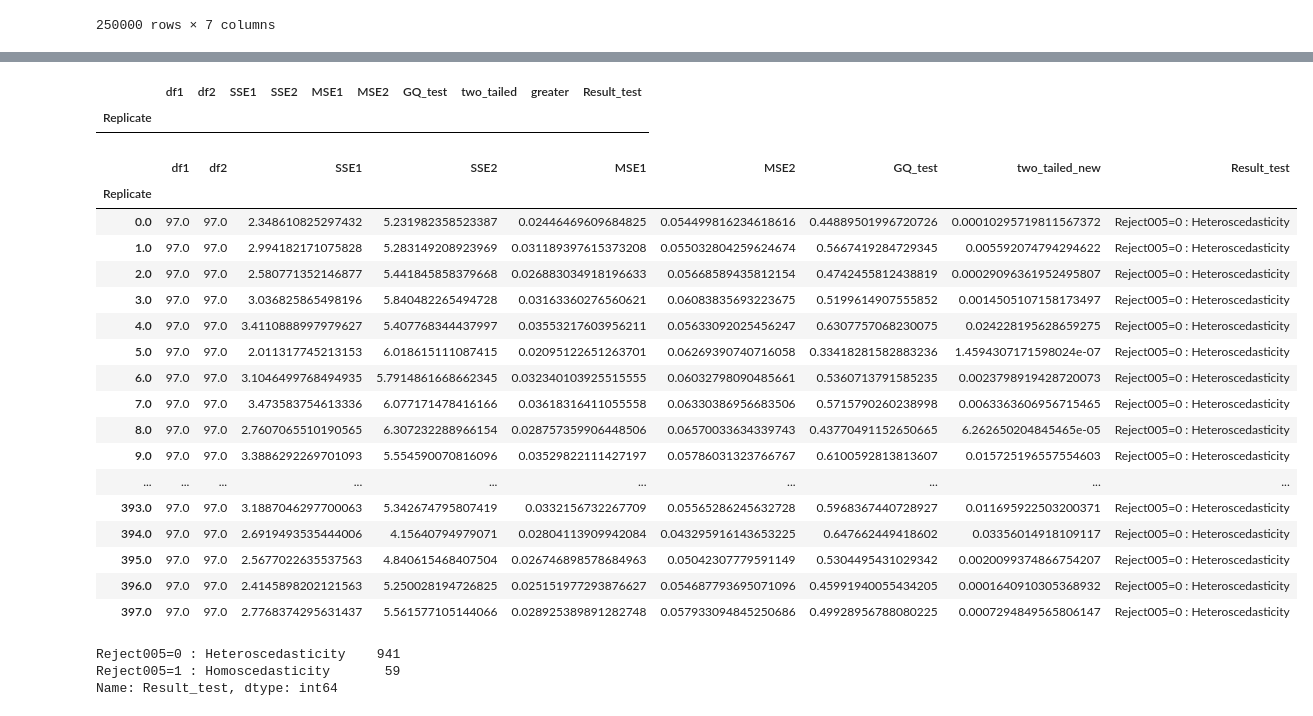
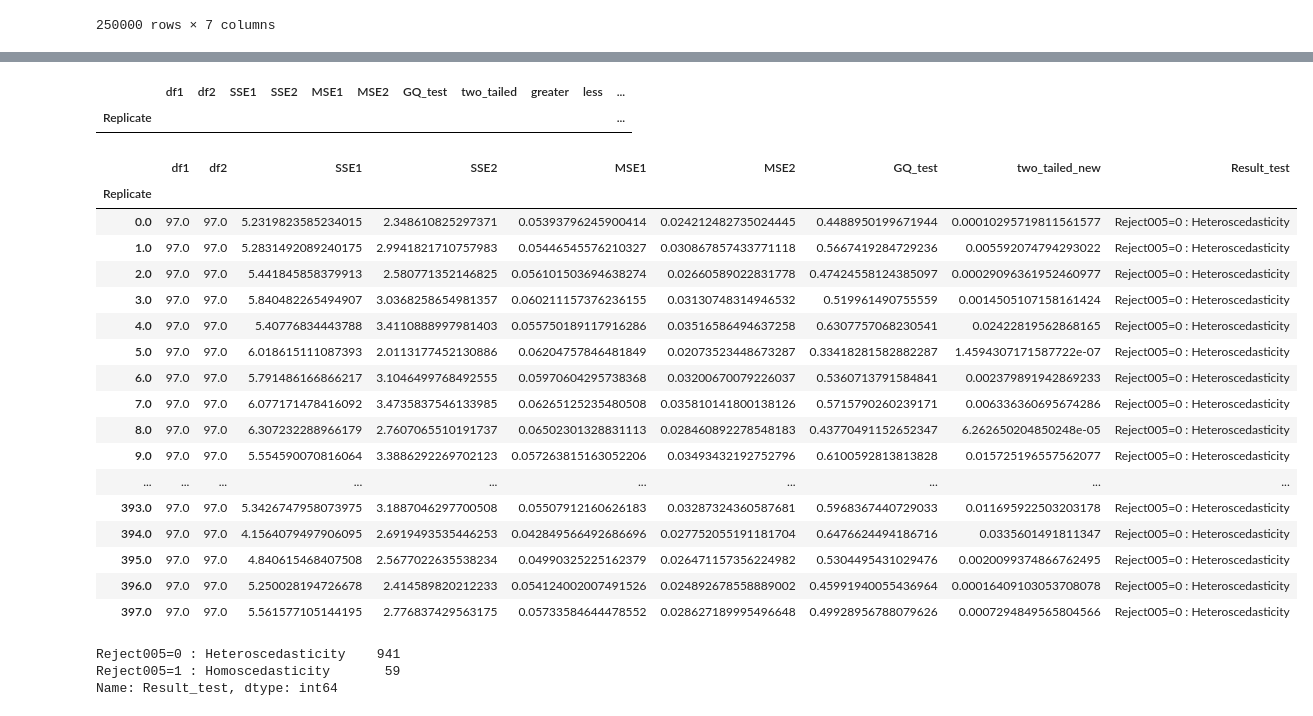
Before and after one commit to iam-fern/Generate_multiplication, a Jupyter notebook: GQtest_data_multi_delta_(_0_8)_n250_05.ipynb, the cells around one changed output, grey strips where cells are left out. Drawn from its saved outputs; the diff is of its cells as text; code cells hidden in the pictures.

```diff
--- a/GQtest_data_multi_delta_(_0_8)_n250_05.ipynb
+++ b/GQtest_data_multi_delta_(_0_8)_n250_05.ipynb
@@ -142,7 +176,6 @@ def get_result(run_replicate, percent_data):
     new_table_sort = new_table.sort_values('x2')
     new_table_sort.reset_index(inplace=True)
     new_table_sort.drop(['index'], axis=1, inplace=True)
-
 
     # แบ่งข้อมูลกลุ่มที่ 1
     table1 = new_table_sort.iloc[:int(percent_data*new_table_sort.shape[0]) , :]
@@ -156,8 +189,7 @@ def get_result(run_replicate, percent_data):
     # หาค่า df กลุ่ม 1
     DF1 = model1.df_resid + 1
     SSE1 = model1.ssr
-    MSE1 = model1.mse_resid
-
+    MSE1 = SSE1/DF1
 
     # แบ่งข้อมูลกลุ่มที่ 2
     table2 = new_table_sort.iloc[int((1-percent_data)*new_table_sort.shape[0]): , :]
@@ -171,23 +203,21 @@ def get_result(run_replicate, percent_data):
     # หาค่า df กลุ่ม 2
     DF2 = model2.df_resid + 1
     SSE2 = model2.ssr
-    MSE2 = model2.mse_resid
+    MSE2 = SSE2/DF2
 
     # ค่าสถิติทดสอบ
     GQ_test = (SSE2/DF2) / (SSE1/DF1)
-
 
     df2 = DF2
     df1 = DF1
 
     # คำนวณค่า p-value
-    # sf(x, dfn, dfd, loc=0, scale=1) : Survival function (also defined as 1 - cdf, but sf is sometimes more accurate)
+    # pdf(x, dfn, dfd, loc=0, scale=1) : Probability density function
     two_tailed = 2.0*(1.0-(ss.f.cdf(GQ_test, df2, df1)))
+    p_greater = ss.f.cdf(GQ_test, df2, df1)
+    p_less = 1.0-ss.f.cdf(GQ_test, df2, df1)
 
-    # pdf(x, dfn, dfd, loc=0, scale=1) : Probability density function
-    p_greater = ss.f.cdf(GQ_test, df2, df1)
-
-    return df2, df1, SSE2, SSE1, MSE2, MSE1, GQ_test, two_tailed, p_greater
+    return df1, df2, SSE1, SSE2, MSE1, MSE2, GQ_test, two_tailed, p_greater, p_less
 
 # สร้าง list ของ replicates
 list_replicate=list({i[0] for i in table.index})
@@ -203,13 +233,14 @@ list_MSE2=[]
 list_GQ_test=[]
 list_two_tailed=[]
 list_p_greater=[]
+list_p_less=[]
 
 # กำหนด % การแบ่งข้อมูล
 percent_data=0.4
 
 # ใช้ for loop สำหรับการ run ทุก replicates
 for run_replicate in list_replicate:
-    df1, df2, SSE1, SSE2, MSE1, MSE2, GQ_test, two_tailed, p_greater=get_result(run_replicate, percent_data)
+    df1, df2, SSE1, SSE2, MSE1, MSE2, GQ_test, two_tailed, p_greater, p_less=get_result(run_replicate, percent_data)
     list_df1.append(df1)
     list_SSE1.append(SSE1)
     list_df2.append(df2)
@@ -219,6 +250,7 @@ for run_replicate in list_replicate:
     list_GQ_test.append(GQ_test)
     list_two_tailed.append(two_tailed)
     list_p_greater.append(p_greater)
+    list_p_less.append(p_less)
 # %%
 # สร้างตารางผลลัพธ์
 alpha = 0.05
@@ -227,53 +259,55 @@ pd.set_option('display.max_columns', 1000)
 pd.set_option('display.width', 1000)
 result=pd.DataFrame({"Replicate":list_replicate, "df1":list_df1, "df2":list_df2, "SSE1":list_SSE1,
                      "SSE2":list_SSE2, "MSE1":list_MSE1, "MSE2":list_MSE2,
-                     "GQ_test":list_GQ_test, "two_tailed":list_two_tailed, "greater":list_p_greater})
+                     "GQ_test":list_GQ_test, "two_tailed":list_two_tailed, "greater":list_p_greater, "less":list_p_less})
 result.set_index(['Replicate'], inplace=True)
-result=result[(result["two_tailed"]<=1) & (result["greater"]<=1)]
+result=result[(result["two_tailed"]<=1) & (result["greater"]<=1) & (result["less"]<=1)]
 result["Result_test"]=result["two_tailed"].apply(lambda p_value: 'Reject005=0 : Heteroscedasticity'
-                                                                  if p_value < alpha else 'Reject005=1 : Homoscedasticity')
+                                                 if p_value < alpha else 'Reject005=1 : Homoscedasticity')
 #two_tailed_new_show=two_tailed_new.drop(columns="greater")
 
 result.astype(str)
 # %% [output]
-|  | df1 | df2 | SSE1 | SSE2 | MSE1 | MSE2 | GQ_test | two_tailed | greater | Result_test |
-| Replicate |  |  |  |  |  |  |  |  |  |  |
+|  | df1 | df2 | SSE1 | SSE2 | MSE1 | MSE2 | GQ_test | two_tailed | greater | less | ... |
+| Replicate |  |  |  |  |  |  |  |  |  |  | ... |
 # %%
 # สร้างตารางผลลัพธ์
 alpha = 0.05
 pd.set_option('display.max_rows', 1000)
 pd.set_option('display.max_columns', 1000)
 pd.set_option('display.width', 1000)
 result=pd.DataFrame({"Replicate":list_replicate, "df1":list_df1, "df2":list_df2, "SSE1":list_SSE1,
                      "SSE2":list_SSE2, "MSE1":list_MSE1, "MSE2":list_MSE2,
-                     "GQ_test":list_GQ_test, "two_tailed":list_two_tailed, "greater":list_p_greater})
+                     "GQ_test":list_GQ_test, "two_tailed":list_two_tailed, "greater":list_p_greater, "less":list_p_less})
 result.set_index(['Replicate'], inplace=True)
 
-result['two_tailed_new']=result[["two_tailed","greater"]].apply(lambda value: value[0] if value[0]<0.5 else 2*value[1], axis=1)
+result['two_tailed_new']=result[["two_tailed","greater","less"]].apply(lambda value: value[0] if value[0]<0.5 else (2*value[1] if value[1]<0.5 else 2*value[2]) , axis=1)
 result["Result_test"]=result["two_tailed_new"].apply(lambda p_value: 'Reject005=0 : Heteroscedasticity'
                                                                   if p_value < alpha else 'Reject005=1 : Homoscedasticity')
 #two_tailed_new_show=two_tailed_new.drop(columns="greater")
-result_show=result.drop(columns=["two_tailed", "greater"])
+result_show=result.drop(columns=["two_tailed", "greater", "less"])
 result_show.astype(str)
+
+#result.astype(str)
 # %% [output]
 |  | df1 | df2 | SSE1 | SSE2 | MSE1 | MSE2 | GQ_test | two_tailed_new | Result_test |
 | Replicate |  |  |  |  |  |  |  |  |  |
-| 0.0 | 97.0 | 97.0 | 2.348610825297432 | 5.231982358523387 | 0.02446469609684825 | 0.054499816234618616 | 0.44889501996720726 | 0.00010295719811567372 | Reject005=0 : Heteroscedasticity |
-| 1.0 | 97.0 | 97.0 | 2.994182171075828 | 5.283149208923969 | 0.031189397615373208 | 0.055032804259624674 | 0.5667419284729345 | 0.005592074794294622 | Reject005=0 : Heteroscedasticity |
-| 2.0 | 97.0 | 97.0 | 2.580771352146877 | 5.441845858379668 | 0.026883034918196633 | 0.05668589435812154 | 0.4742455812438819 | 0.00029096361952495807 | Reject005=0 : Heteroscedasticity |
-| 3.0 | 97.0 | 97.0 | 3.036825865498196 | 5.840482265494728 | 0.03163360276560621 | 0.06083835693223675 | 0.5199614907555852 | 0.0014505107158173497 | Reject005=0 : Heteroscedasticity |
-| 4.0 | 97.0 | 97.0 | 3.4110888997979627 | 5.407768344437997 | 0.03553217603956211 | 0.05633092025456247 | 0.6307757068230075 | 0.024228195628659275 | Reject005=0 : Heteroscedasticity |
-| 5.0 | 97.0 | 97.0 | 2.011317745213153 | 6.018615111087415 | 0.02095122651263701 | 0.06269390740716058 | 0.33418281582883236 | 1.4594307171598024e-07 | Reject005=0 : Heteroscedasticity |
-| 6.0 | 97.0 | 97.0 | 3.1046499768494935 | 5.7914861668662345 | 0.032340103925515555 | 0.06032798090485661 | 0.5360713791585235 | 0.0023798919428720073 | Reject005=0 : Heteroscedasticity |
-| 7.0 | 97.0 | 97.0 | 3.473583754613336 | 6.077171478416166 | 0.03618316411055558 | 0.06330386956683506 | 0.5715790260238998 | 0.0063363606956715465 | Reject005=0 : Heteroscedasticity |
-| 8.0 | 97.0 | 97.0 | 2.7607065510190565 | 6.307232288966154 | 0.028757359906448506 | 0.06570033634339743 | 0.43770491152650665 | 6.262650204845465e-05 | Reject005=0 : Heteroscedasticity |
-| 9.0 | 97.0 | 97.0 | 3.3886292269701093 | 5.554590070816096 | 0.03529822111427197 | 0.05786031323766767 | 0.6100592813813607 | 0.015725196557554603 | Reject005=0 : Heteroscedasticity |
+| 0.0 | 97.0 | 97.0 | 5.2319823585234015 | 2.348610825297371 | 0.05393796245900414 | 0.024212482735024445 | 0.4488950199671944 | 0.00010295719811561577 | Reject005=0 : Heteroscedasticity |
+| 1.0 | 97.0 | 97.0 | 5.2831492089240175 | 2.9941821710757983 | 0.05446545576210327 | 0.030867857433771118 | 0.5667419284729236 | 0.005592074794293022 | Reject005=0 : Heteroscedasticity |
+| 2.0 | 97.0 | 97.0 | 5.441845858379913 | 2.580771352146825 | 0.056101503694638274 | 0.02660589022831778 | 0.47424558124385097 | 0.00029096361952460977 | Reject005=0 : Heteroscedasticity |
+| 3.0 | 97.0 | 97.0 | 5.840482265494907 | 3.0368258654981357 | 0.060211157376236155 | 0.03130748314946532 | 0.519961490755559 | 0.0014505107158161424 | Reject005=0 : Heteroscedasticity |
+| 4.0 | 97.0 | 97.0 | 5.40776834443788 | 3.4110888997981403 | 0.055750189117916286 | 0.03516586494637258 | 0.6307757068230541 | 0.02422819562868165 | Reject005=0 : Heteroscedasticity |
+| 5.0 | 97.0 | 97.0 | 6.018615111087393 | 2.0113177452130886 | 0.06204757846481849 | 0.02073523448673287 | 0.33418281582882287 | 1.4594307171587722e-07 | Reject005=0 : Heteroscedasticity |
+| 6.0 | 97.0 | 97.0 | 5.791486166866217 | 3.1046499768492555 | 0.05970604295738368 | 0.03200670079226037 | 0.5360713791584841 | 0.002379891942869233 | Reject005=0 : Heteroscedasticity |
+| 7.0 | 97.0 | 97.0 | 6.077171478416092 | 3.4735837546133985 | 0.06265125235480508 | 0.035810141800138126 | 0.5715790260239171 | 0.006336360695674286 | Reject005=0 : Heteroscedasticity |
+| 8.0 | 97.0 | 97.0 | 6.307232288966179 | 2.7607065510191737 | 0.06502301328831113 | 0.028460892278548183 | 0.43770491152652347 | 6.262650204850248e-05 | Reject005=0 : Heteroscedasticity |
+| 9.0 | 97.0 | 97.0 | 5.554590070816064 | 3.3886292269702123 | 0.057263815163052206 | 0.03493432192752796 | 0.6100592813813828 | 0.015725196557562077 | Reject005=0 : Heteroscedasticity |
 | ... | ... | ... | ... | ... | ... | ... | ... | ... | ... |
-| 393.0 | 97.0 | 97.0 | 3.1887046297700063 | 5.342674795807419 | 0.0332156732267709 | 0.05565286245632728 | 0.5968367440728927 | 0.011695922503200371 | Reject005=0 : Heteroscedasticity |
-| 394.0 | 97.0 | 97.0 | 2.6919493535444006 | 4.15640794979071 | 0.02804113909942084 | 0.043295916143653225 | 0.647662449418602 | 0.03356014918109117 | Reject005=0 : Heteroscedasticity |
-| 395.0 | 97.0 | 97.0 | 2.5677022635537563 | 4.840615468407504 | 0.026746898578684963 | 0.05042307779591149 | 0.5304495431029342 | 0.0020099374866754207 | Reject005=0 : Heteroscedasticity |
-| 396.0 | 97.0 | 97.0 | 2.4145898202121563 | 5.250028194726825 | 0.025151977293876627 | 0.054687793695071096 | 0.45991940055434205 | 0.0001640910305368932 | Reject005=0 : Heteroscedasticity |
-| 397.0 | 97.0 | 97.0 | 2.7768374295631437 | 5.561577105144066 | 0.028925389891282748 | 0.057933094845250686 | 0.49928956788080225 | 0.0007294849565806147 | Reject005=0 : Heteroscedasticity |
+| 393.0 | 97.0 | 97.0 | 5.3426747958073975 | 3.1887046297700508 | 0.05507912160626183 | 0.03287324360587681 | 0.5968367440729033 | 0.011695922503203178 | Reject005=0 : Heteroscedasticity |
+| 394.0 | 97.0 | 97.0 | 4.1564079497906095 | 2.6919493535446253 | 0.042849566492686696 | 0.027752055191181704 | 0.6476624494186716 | 0.0335601491811347 | Reject005=0 : Heteroscedasticity |
+| 395.0 | 97.0 | 97.0 | 4.840615468407508 | 2.5677022635538234 | 0.04990325225162379 | 0.026471157356224982 | 0.5304495431029476 | 0.0020099374866762495 | Reject005=0 : Heteroscedasticity |
+| 396.0 | 97.0 | 97.0 | 5.250028194726678 | 2.414589820212233 | 0.054124002007491526 | 0.024892678558889002 | 0.45991940055436964 | 0.00016409103053708078 | Reject005=0 : Heteroscedasticity |
+| 397.0 | 97.0 | 97.0 | 5.561577105144195 | 2.776837429563175 | 0.05733584644478552 | 0.028627189995496648 | 0.49928956788079626 | 0.0007294849565804566 | Reject005=0 : Heteroscedasticity |
 # %%
 result_show['Result_test'].value_counts()
 # %% [output]
```
Also changed, not shown: parts of 2 cells of this notebook.
